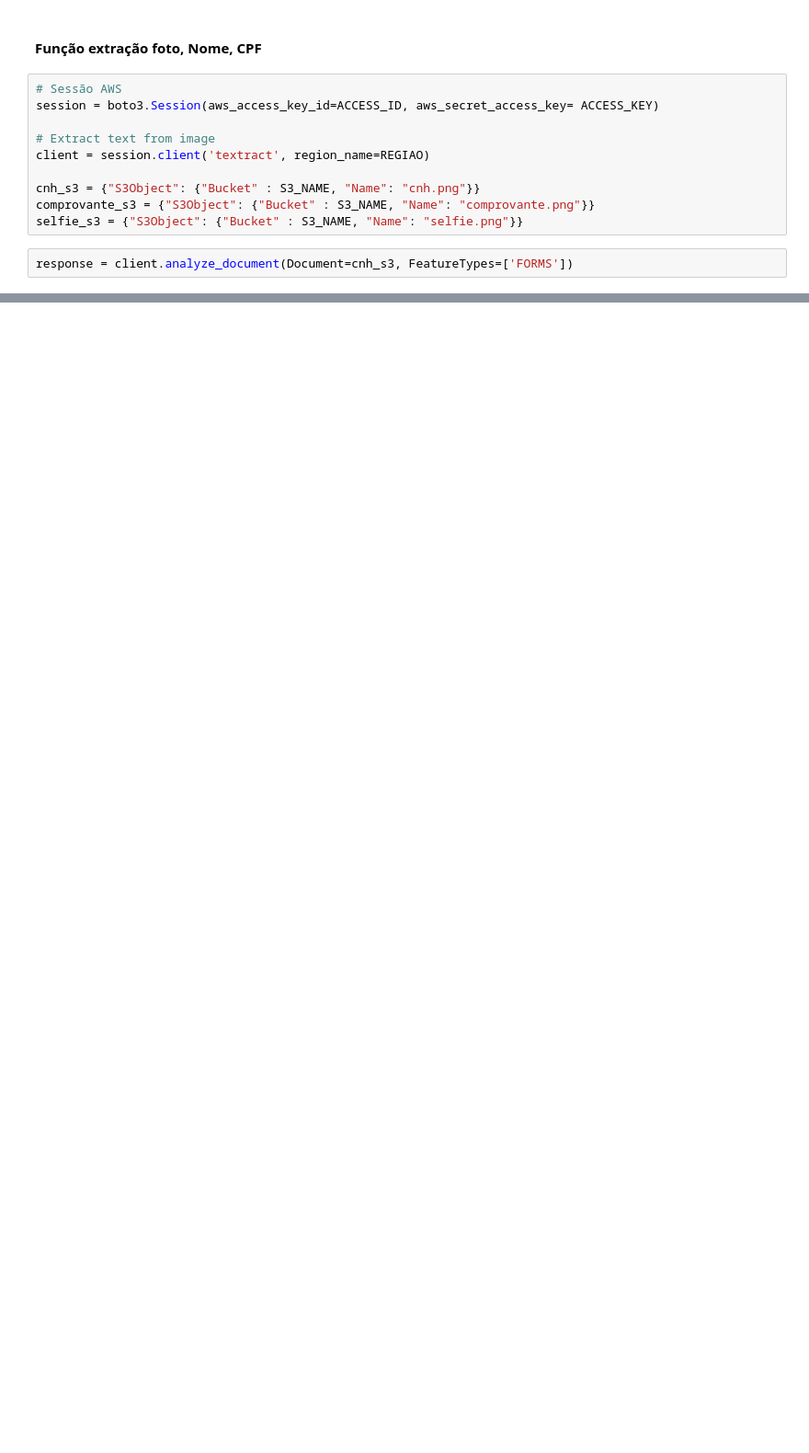
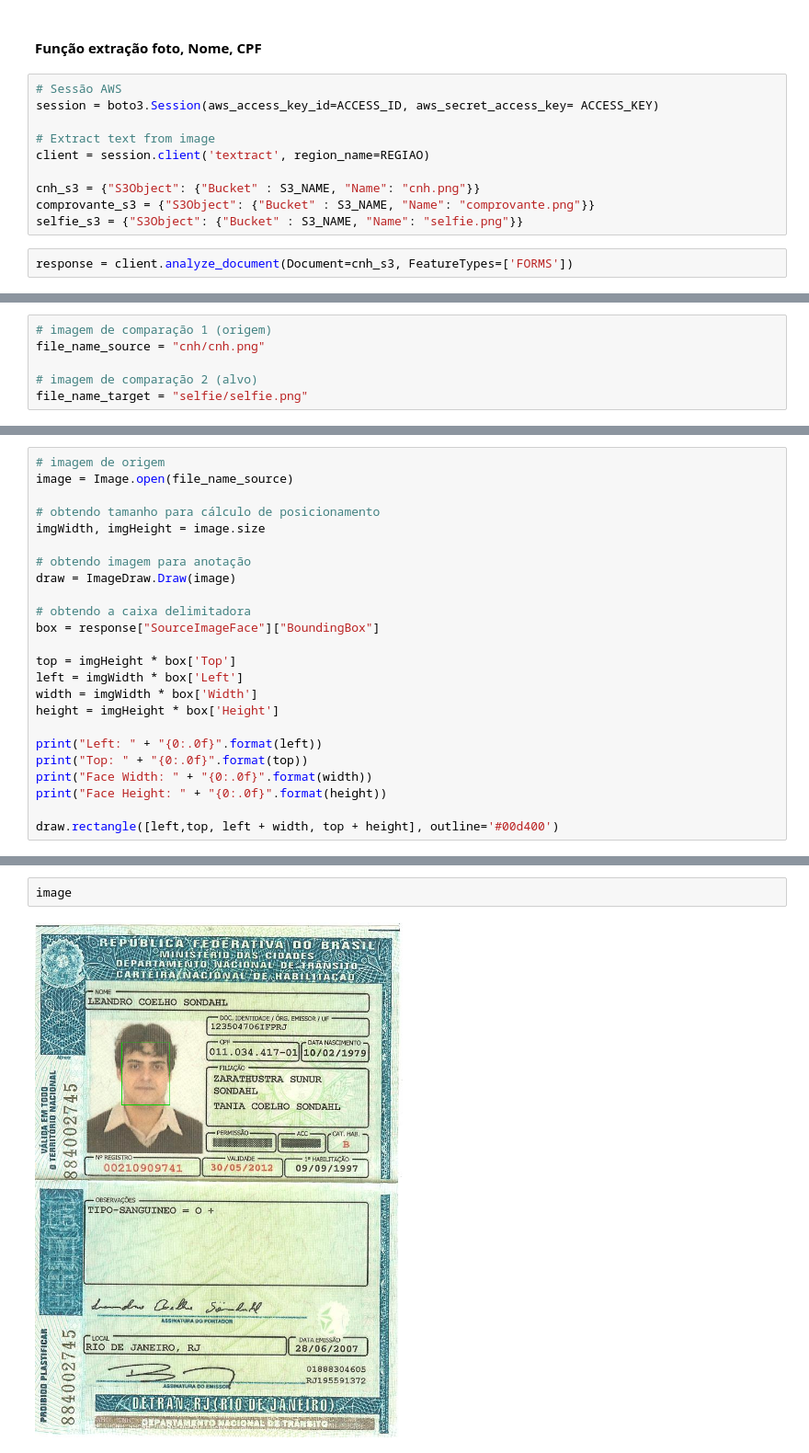
Before and after one commit to FIAP-7DTSR-Grupo-3/Face_Text_Extraction, a Jupyter notebook: cognitive_environments.ipynb, the cells around one changed output, grey strips where cells are left out. Shown at 92% size. Saved outputs shown, nothing was run; the diff lists cells and outputs as text; blank space fills up the shorter version.

```diff
--- a/cognitive_environments.ipynb
+++ b/cognitive_environments.ipynb
@@ -216,0 +222,6 @@ print(blocks)
+# %%
+# imagem de comparação 1 (origem)
+file_name_source = "cnh/cnh.png"
+
+# imagem de comparação 2 (alvo)
+file_name_target = "selfie/selfie.png"
@@ -216,0 +274,24 @@ print(blocks)
+# %%
+# imagem de origem
+image = Image.open(file_name_source)
+
+# obtendo tamanho para cálculo de posicionamento
+imgWidth, imgHeight = image.size
+
+# obtendo imagem para anotação
+draw = ImageDraw.Draw(image)
+
+# obtendo a caixa delimitadora
+box = response["SourceImageFace"]["BoundingBox"]
+
+top = imgHeight * box['Top']
+left = imgWidth * box['Left']
+width = imgWidth * box['Width']
+height = imgHeight * box['Height']
+
+print("Left: " + "{0:.0f}".format(left))
+print("Top: " + "{0:.0f}".format(top))
+print("Face Width: " + "{0:.0f}".format(width))
+print("Face Height: " + "{0:.0f}".format(height))
+
+draw.rectangle([left,top, left + width, top + height], outline='#00d400')
@@ -216,0 +303,4 @@ print(blocks)
+# %%
+image
+# %% [output]
+[figure, added]
```
Also changed, not shown: parts of 13 cells of this notebook, 1 other file.
